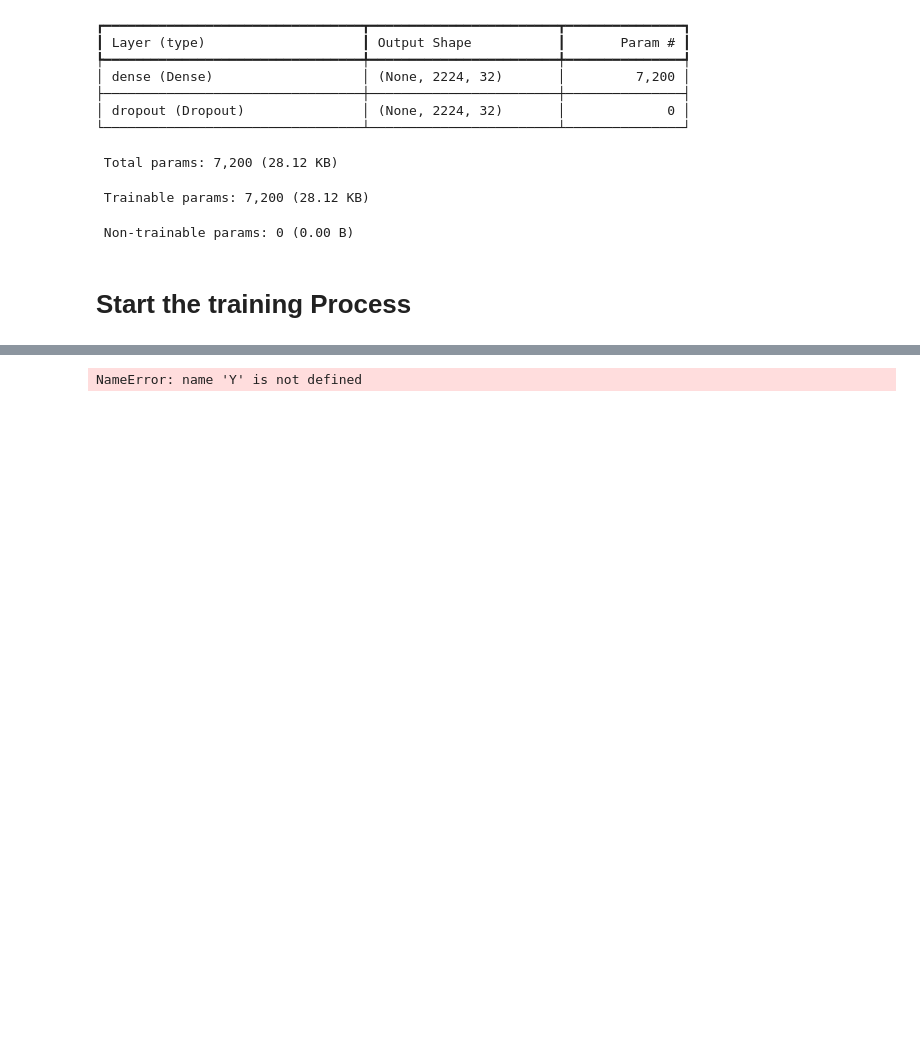
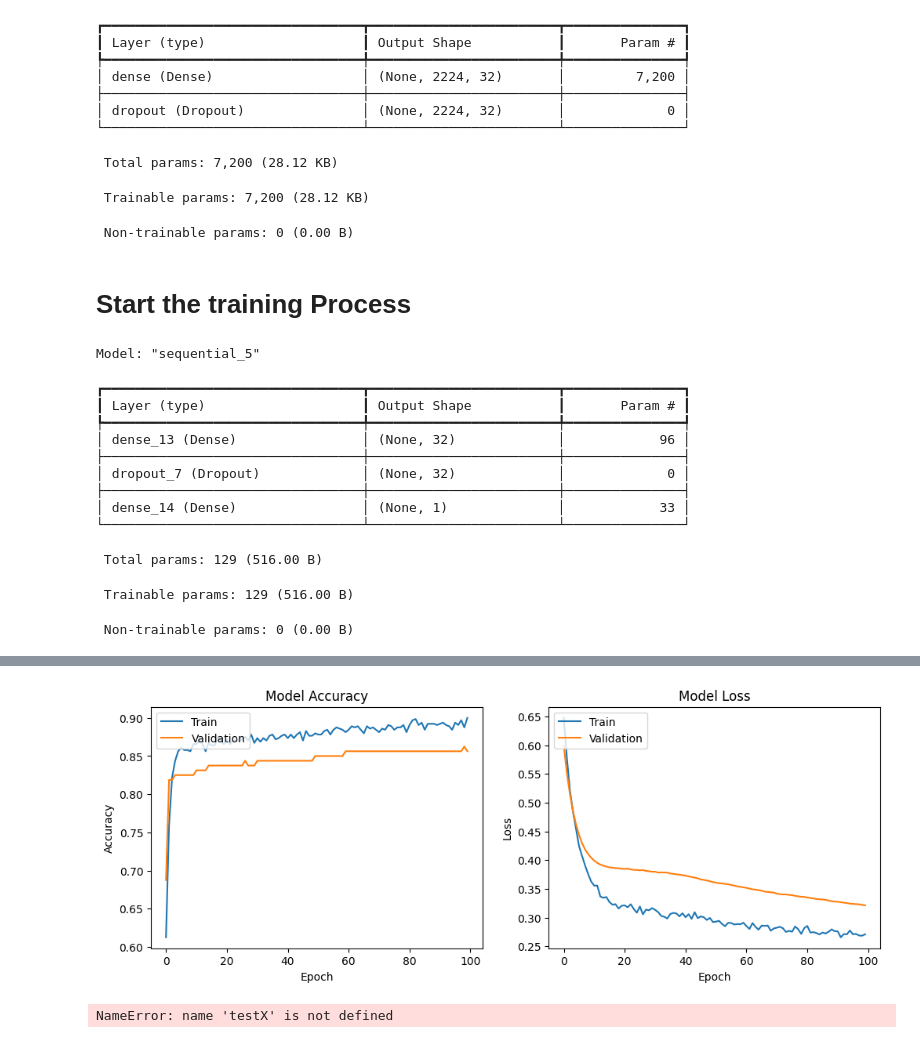
Before and after one commit to NiyonshutiDavid/IntroML-Summative, a Jupyter notebook: DavidNiyonshuti_notebook_.ipynb, the cells around one changed output, grey strips where cells are left out. Cells and saved outputs as stored; diff of their text form; code cells hidden in the pictures; blank space fills up the shorter version.

```diff
--- a/DavidNiyonshuti_notebook_.ipynb
+++ b/DavidNiyonshuti_notebook_.ipynb
@@ -138,3 +138,64 @@ Model: "sequential"
  Non-trainable params: 0 (0.00 B)
 # %% [markdown]
 # Start the training Process
+# %%
+
+# Split data into training and testing sets
+X_train, X_test, y_train, y_test = train_test_split(X, y, test_size=0.2, random_state=42)
+
+# Define the model
+model = Sequential()
+model.add(Dense(32, activation='relu', input_shape=(X_train.shape[1],)))
+model.add(Dropout(0.2))
+model.add(Dense(1, activation='sigmoid')) # Output layer for binary classification
+
+model.summary()
+
+# Compile the model
+model.compile(optimizer='adam', loss='binary_crossentropy', metrics=['accuracy'])
+
+# Define Early Stopping callback
+early_stopping = EarlyStopping(monitor='val_loss', patience=10, restore_best_weights=True)
+
+# Fit the model
+history = model.fit(X_train, y_train, epochs=100, batch_size=32, validation_split=0.2, callbacks=[early_stopping])
+
+# Evaluate the model
+loss, accuracy = model.evaluate(X_test, y_test)
+print(f"Test Loss: {loss:.4f}")
+print(f"Test Accuracy: {accuracy:.4f}")
+
+# Plot training history
+plt.figure(figsize=(12, 4))
+
+plt.subplot(1, 2, 1)
+plt.plot(history.history['accuracy'])
+plt.plot(history.history['val_accuracy'])
+plt.title('Model Accuracy')
+plt.ylabel('Accuracy')
+plt.xlabel('Epoch')
+plt.legend(['Train', 'Validation'], loc='upper left')
+
+plt.subplot(1, 2, 2)
+plt.plot(history.history['loss'])
+plt.plot(history.history['val_loss'])
+plt.title('Model Loss')
+plt.ylabel('Loss')
+plt.xlabel('Epoch')
+plt.legend(['Train', 'Validation'], loc='upper left')
+
+plt.show()
+# %% [output]
+Model: "sequential_5"
+┏━━━━━━━━━━━━━━━━━━━━━━━━━━━━━━━━━┳━━━━━━━━━━━━━━━━━━━━━━━━┳━━━━━━━━━━━━━━━┓
+┃ Layer (type)                    ┃ Output Shape           ┃       Param # ┃
+┡━━━━━━━━━━━━━━━━━━━━━━━━━━━━━━━━━╇━━━━━━━━━━━━━━━━━━━━━━━━╇━━━━━━━━━━━━━━━┩
+│ dense_13 (Dense)                │ (None, 32)             │            96 │
+├─────────────────────────────────┼────────────────────────┼───────────────┤
+│ dropout_7 (Dropout)             │ (None, 32)             │             0 │
+├─────────────────────────────────┼────────────────────────┼───────────────┤
+│ dense_14 (Dense)                │ (None, 1)              │            33 │
+└─────────────────────────────────┴────────────────────────┴───────────────┘
+ Total params: 129 (516.00 B)
+ Trainable params: 129 (516.00 B)
+ Non-trainable params: 0 (0.00 B)
@@ -141,8 +219,9 @@ Model: "sequential"
+[figure, added]
 # %%
 
 # Reuse this codeif necessary
 # fit model
-history = model.fit(X, Y, validation_data=(testX, testy), epochs=4000, verbose=0, callbacks=[es])
+history = model.fit(X, y, validation_data=(testX, testy), epochs=4000, verbose=0, callbacks=[es])
 # evaluate the model
 _, train_acc = model.evaluate(trainX, trainy, verbose=0)
 _, test_acc = model.evaluate(testX, testy, verbose=0)
@@ -153,7 +232,7 @@ pyplot.plot(history.history['val_loss'], label='test')
 pyplot.legend()
 pyplot.show()
 # %% [output]
-NameError: name 'Y' is not defined
+NameError: name 'testX' is not defined
 # %%
 #Data Loading and Preprocessing
 # The coach will never do this!!
```
Also changed, not shown: parts of 4 cells of this notebook.
